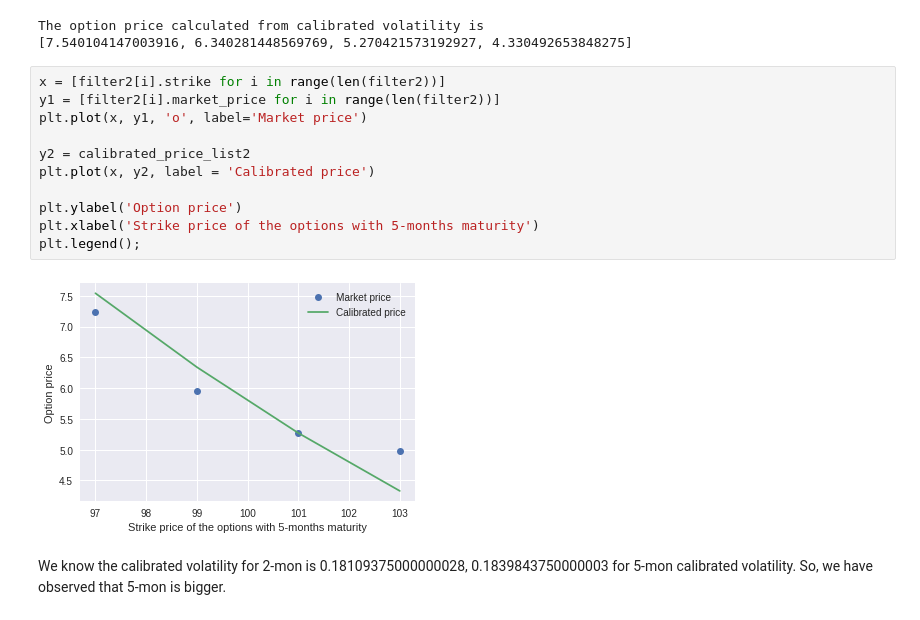
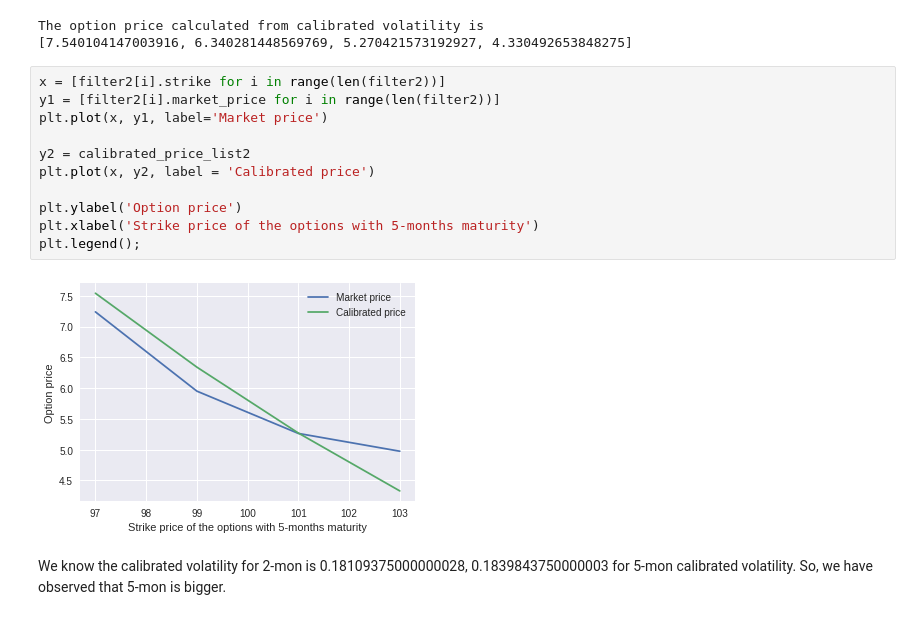
Before and after one commit to cengaiyeung/20MA573, a Jupyter notebook: src/hw04_part2.ipynb, the cells around one changed output. Drawn from its saved outputs; the diff is of its cells as text.

```diff
--- a/src/hw04_part2.ipynb
+++ b/src/hw04_part2.ipynb
@@ -192,15 +192,15 @@ The option price calculated from calibrated volatility is
 # %%
 x = [filter2[i].strike for i in range(len(filter2))]
 y1 = [filter2[i].market_price for i in range(len(filter2))]
-plt.plot(x, y1, 'o', label='Market price')
+plt.plot(x, y1, label='Market price')
 
 y2 = calibrated_price_list2
 plt.plot(x, y2, label = 'Calibrated price')
 
 plt.ylabel('Option price')
 plt.xlabel('Strike price of the options with 5-months maturity')
 plt.legend();
 # %% [output]
-[figure, old version]
+[figure, new version]
 # %% [markdown]
 We know the calibrated volatility for 2-mon is 0.18109375000000028, 0.1839843750000003 for 5-mon calibrated volatility. So, we have observed that 5-mon is bigger.
```
Also changed, not shown: parts of 1 cell of this notebook.
